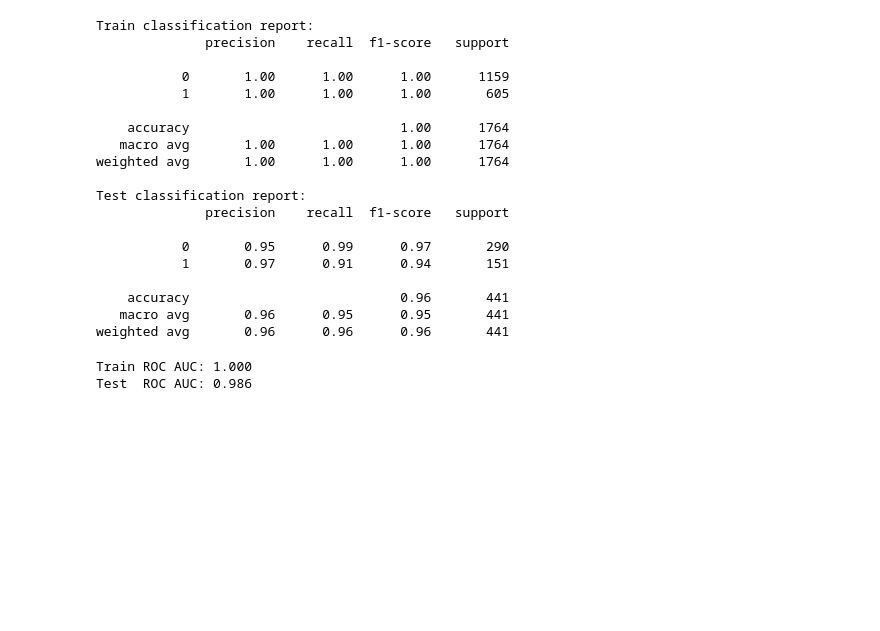
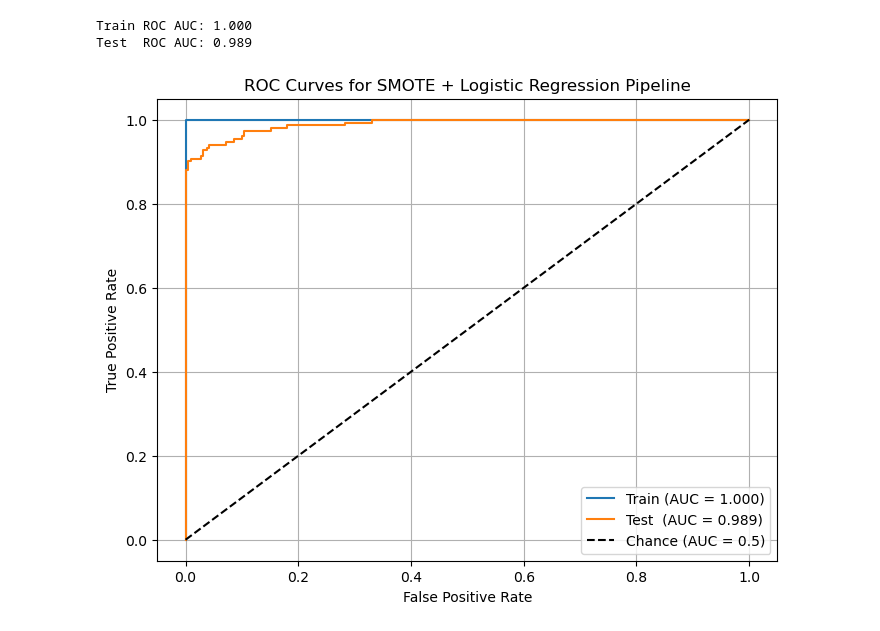
Before and after one commit to JordanGonzoactual/Hydraulic-Dataset, a Jupyter notebook: Models/smote_model.ipynb, the cells around one changed output. Saved outputs shown, nothing was run; the diff lists cells and outputs as text; code cells hidden in the pictures; blank space fills up the shorter version.

```diff
--- a/Models/smote_model.ipynb
+++ b/Models/smote_model.ipynb
@@ -53,51 +73,32 @@ Best CV F1: 0.9477293180064219
 # %%
-# training metrics
-y_train_pred = grid.predict(X_train)
+#  Get predicted probabilities for the positive class
+y_train_proba = model.predict_proba(X_train)[:, 1]
+y_test_proba  = model.predict_proba(X_test)[:, 1]
 
-print("Train classification report:")
-print(classification_report(y_train, y_train_pred))
+#  Compute ROC curve metrics
+fpr_train, tpr_train, _ = roc_curve(y_train, y_train_proba, pos_label=1)
+fpr_test,  tpr_test,  _ = roc_curve(y_test,  y_test_proba,  pos_label=1)
 
-# testing metrics
-y_test_pred = grid.predict(X_test)
+#  Compute AUC scores
+auc_train = auc(fpr_train, tpr_train)
+auc_test  = auc(fpr_test,  tpr_test)
 
-
-print("Test classification report:")
-print(classification_report(y_test, y_test_pred))
+print(f"Train ROC AUC: {auc_train:.3f}")
+print(f"Test  ROC AUC: {auc_test:.3f}")
 # %% [output]
-Train classification report:
-              precision    recall  f1-score   support
-
-           0       1.00      1.00      1.00      1159
-           1       1.00      1.00      1.00       605
-
-    accuracy                           1.00      1764
-   macro avg       1.00      1.00      1.00      1764
-weighted avg       1.00      1.00      1.00      1764
-
-Test classification report:
-              precision    recall  f1-score   support
-
-           0       0.95      0.99      0.97       290
-           1       0.97      0.91      0.94       151
-
-    accuracy                           0.96       441
-   macro avg       0.96      0.95      0.95       441
-weighted avg       0.96      0.96      0.96       441
+Train ROC AUC: 1.000
+Test  ROC AUC: 0.989
 # %%
-#  Get predicted probabilities for the positive class
-y_train_proba = grid.predict_proba(X_train)[:, 1]
-y_test_proba  = grid.predict_proba(X_test)[:, 1]
-
-#  Compute ROC curve metrics
-fpr_train, tpr_train, _ = roc_curve(y_train, y_train_proba, pos_label=1)
-fpr_test,  tpr_test,  _ = roc_curve(y_test,  y_test_proba,  pos_label=1)
-
-#  Compute AUC scores
-auc_train = auc(fpr_train, tpr_train)
-auc_test  = auc(fpr_test,  tpr_test)
-
-print(f"Train ROC AUC: {auc_train:.3f}")
-print(f"Test  ROC AUC: {auc_test:.3f}")
+#  Plot both curves
+plt.figure(figsize=(8, 6))
+plt.plot(fpr_train, tpr_train, label=f"Train (AUC = {auc_train:.3f})")
+plt.plot(fpr_test,  tpr_test,  label=f"Test  (AUC = {auc_test:.3f})")
+plt.plot([0, 1], [0, 1], 'k--', label="Chance (AUC = 0.5)")
+plt.xlabel("False Positive Rate")
+plt.ylabel("True Positive Rate")
+plt.title("ROC Curves for SMOTE + Logistic Regression Pipeline")
+plt.legend(loc="lower right")
+plt.grid(True)
+plt.show()
 # %% [output]
-Train ROC AUC: 1.000
-Test  ROC AUC: 0.986
+[figure, added]
```
Also changed, not shown: parts of 7 cells of this notebook, 3 other files.
